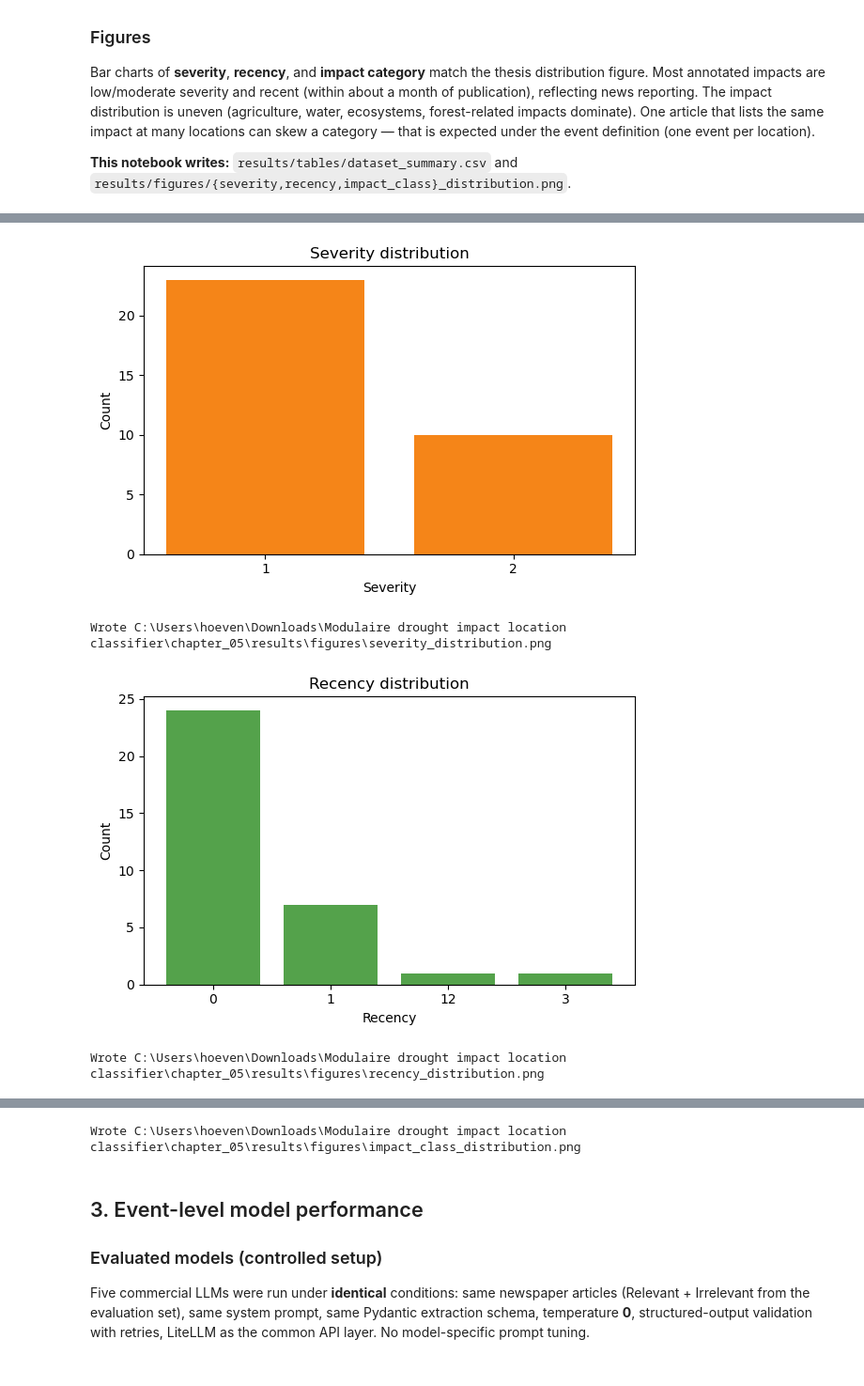
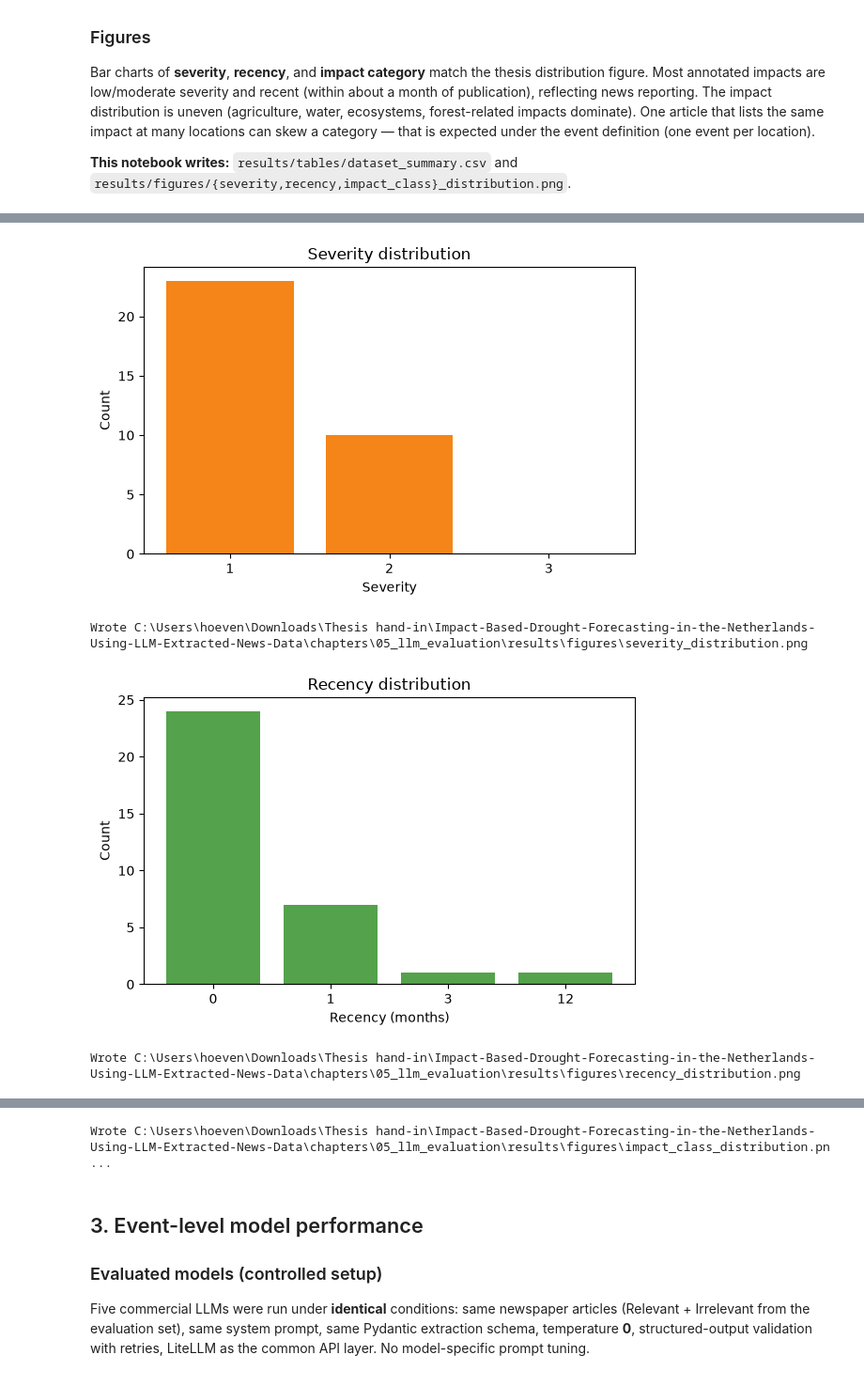
Before and after one commit to vandenHoeven/Impact-Based-Drought-Forecasting-in-the-Netherlands-Using-LLM-Extracted-News-Data, a Jupyter notebook: chapters/05_llm_evaluation/notebooks/report_chapter5.ipynb, the cells around one changed output, grey strips where cells are left out. Shown at 94% size. Cells and saved outputs as stored; diff of their text form; code cells hidden in the pictures.

```diff
--- a/chapters/05_llm_evaluation/notebooks/report_chapter5.ipynb
+++ b/chapters/05_llm_evaluation/notebooks/report_chapter5.ipynb
@@ -168,37 +169,47 @@ Impact class counts among the 33 events:
 | Irrigation Shortage | 1 |
 # %%
 def bar_counts(series: pd.Series, title: str, xlabel: str, ylabel: str, color: str, path: Path, horizontal: bool = False):
-    ordered = series.sort_values(ascending=True) if horizontal else series.sort_index()
+    ordered = series.sort_values(ascending=True) if horizontal else series
     fig, ax = plt.subplots(figsize=(8, 5) if horizontal else (6, 4))
     if horizontal:
         ax.barh(ordered.index.astype(str), ordered.values, color=color)
     else:
         ax.bar(ordered.index.astype(str), ordered.values, color=color)
     ax.set_title(title)
     ax.set_xlabel(xlabel)
     ax.set_ylabel(ylabel)
     fig.tight_layout()
     fig.savefig(path, dpi=200, bbox_inches="tight")
     plt.show()
     print(f"Wrote {path}")
 
-sev = events_df["severity"].astype(str).value_counts().sort_index()
-rec = events_df["recency"].astype(str).value_counts().sort_index()
+sev = (
+    pd.to_numeric(events_df["severity"], errors="coerce")
+    .value_counts()
+    .reindex([1, 2, 3], fill_value=0)
+    .astype(int)
+)
+rec = (
+    pd.to_numeric(events_df["recency"], errors="coerce")
+    .value_counts()
+    .sort_index()
+    .astype(int)
+)
 imp = events_df["impact_class"].astype(str).value_counts()
 
 bar_counts(sev, "Severity distribution", "Severity", "Count", "#F58518", RESULTS_FIG / "severity_distribution.png")
-bar_counts(rec, "Recency distribution", "Recency", "Count", "#54A24B", RESULTS_FIG / "recency_distribution.png")
+bar_counts(rec, "Recency distribution", "Recency (months)", "Count", "#54A24B", RESULTS_FIG / "recency_distribution.png")
 bar_counts(
     imp,
     "Impact class distribution",
     "Count",
     "Impact class",
     "#72B7B2",
     RESULTS_FIG / "impact_class_distribution.png",
     horizontal=True,
 )
 # %% [output]
-[figure, old version]
+[figure, new version]
-Wrote C:\Users\hoeven\Downloads\Modulaire drought impact location classifier\chapter_05\results\figures\severity_distribution.png
+Wrote C:\Users\hoeven\Downloads\Thesis hand-in\Impact-Based-Drought-Forecasting-in-the-Netherlands-Using-LLM-Extracted-News-Data\chapters\05_llm_evaluation\results\figures\severity_distribution.png
-[figure, old version]
+[figure, new version]
-Wrote C:\Users\hoeven\Downloads\Modulaire drought impact location classifier\chapter_05\results\figures\recency_distribution.png
+Wrote C:\Users\hoeven\Downloads\Thesis hand-in\Impact-Based-Drought-Forecasting-in-the-Netherlands-Using-LLM-Extracted-News-Data\chapters\05_llm_evaluation\results\figures\recency_distribution.png
@@ -206,4 +217,4 @@ Wrote C:\Users\hoeven\Downloads\Modulaire drought impact location classifier\cha
-Wrote C:\Users\hoeven\Downloads\Modulaire drought impact location classifier\chapter_05\results\figures\impact_class_distribution.png
+Wrote C:\Users\hoeven\Downloads\Thesis hand-in\Impact-Based-Drought-Forecasting-in-the-Netherlands-Using-LLM-Extracted-News-Data\chapters\05_llm_evaluation\results\figures\impact_class_distribution.pn ...
 # %% [markdown]
 ## 3. Event-level model performance
 
```
Also changed, not shown: parts of 7 cells of this notebook, 11 other files.
